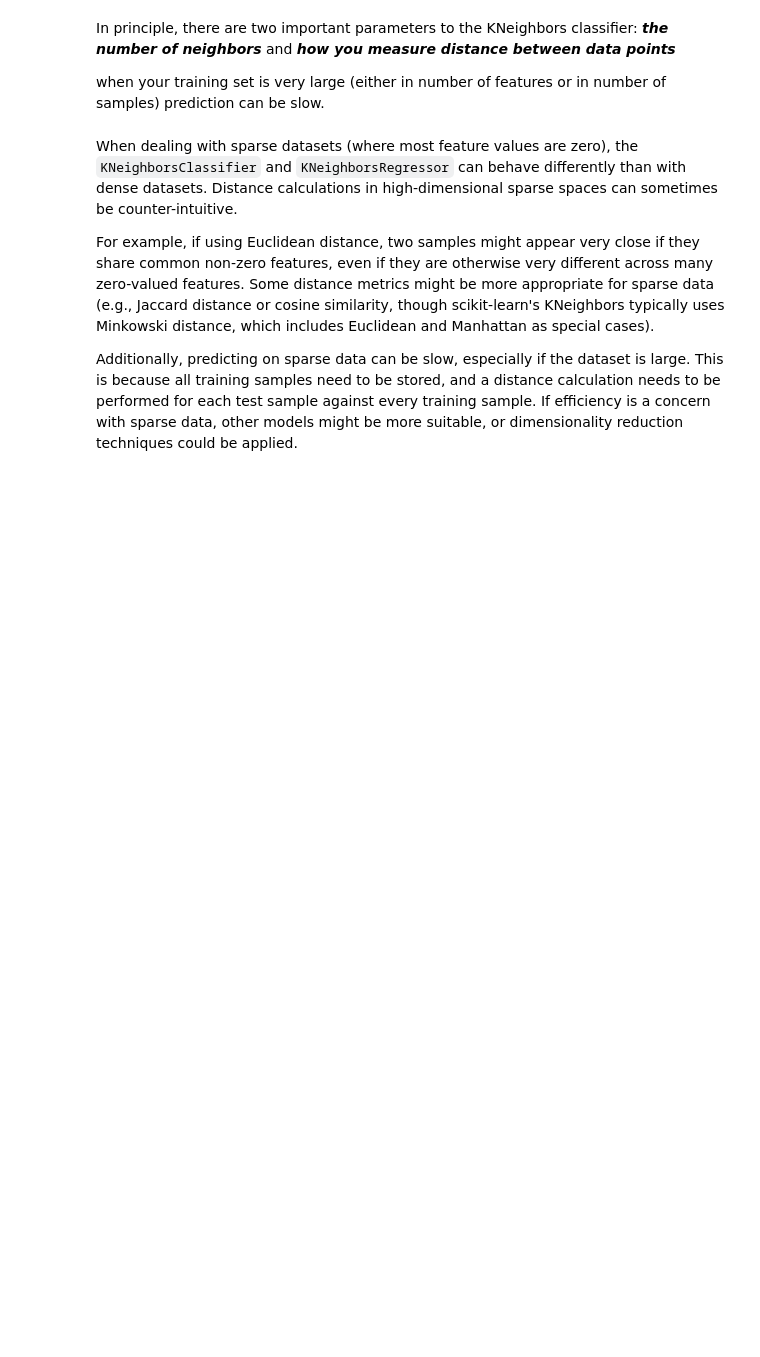
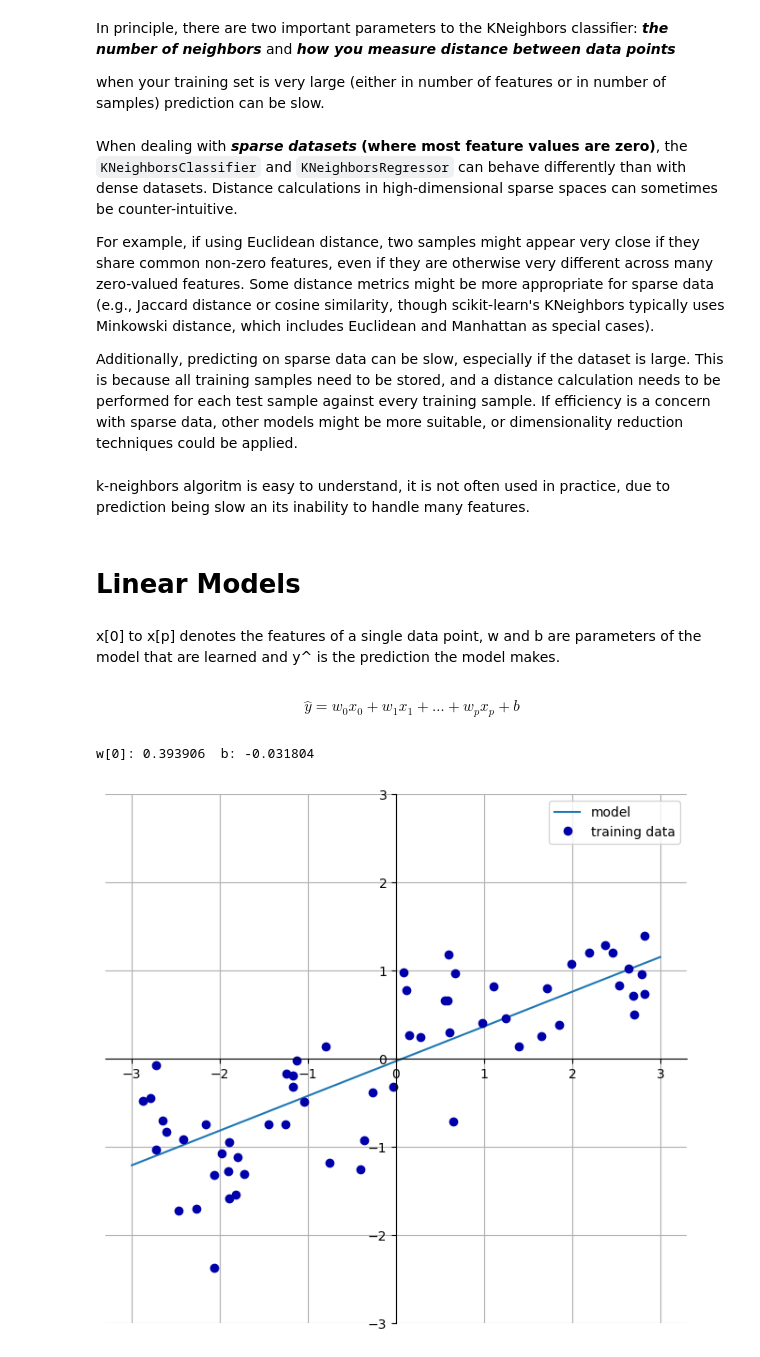
Before and after one commit to mayura-andrew/ml-experiments, a Jupyter notebook: supervised_learning.ipynb, the cells around one changed output. Drawn from its saved outputs; the diff is of its cells as text; code cells hidden in the pictures; blank space fills up the shorter version.

```diff
--- a/supervised_learning.ipynb
+++ b/supervised_learning.ipynb
@@ -188,8 +188,21 @@ In principle, there are two important parameters to the KNeighbors classifier: *
 
 when your training set is very large (either in number of features or in number of samples) prediction can be slow.
 # %% [markdown]
-When dealing with sparse datasets (where most feature values are zero), the `KNeighborsClassifier` and `KNeighborsRegressor` can behave differently than with dense datasets. Distance calculations in high-dimensional sparse spaces can sometimes be counter-intuitive.
+When dealing with ***sparse datasets*** **(where most feature values are zero)**, the `KNeighborsClassifier` and `KNeighborsRegressor` can behave differently than with dense datasets. Distance calculations in high-dimensional sparse spaces can sometimes be counter-intuitive.
 
 For example, if using Euclidean distance, two samples might appear very close if they share common non-zero features, even if they are otherwise very different across many zero-valued features. Some distance metrics might be more appropriate for sparse data (e.g., Jaccard distance or cosine similarity, though scikit-learn's KNeighbors typically uses Minkowski distance, which includes Euclidean and Manhattan as special cases).
 
 Additionally, predicting on sparse data can be slow, especially if the dataset is large. This is because all training samples need to be stored, and a distance calculation needs to be performed for each test sample against every training sample. If efficiency is a concern with sparse data, other models might be more suitable, or dimensionality reduction techniques could be applied.
+# %% [markdown]
+k-neighbors algoritm is easy to understand, it is not often used in practice, due to prediction being slow an its inability to handle many features.
+# %% [markdown]
+# Linear Models
+# %% [markdown]
+x[0] to x[p] denotes the features of a single data point, w and b are parameters of the model that are learned and y^ is the prediction the model makes.
+# %% [markdown]
+$$\hat{y} = w_0 x_0 + w_1 x_1 + \dots + w_p x_p + b$$
+# %%
+mglearn.plots.plot_linear_regression_wave()
+# %% [output]
+w[0]: 0.393906  b: -0.031804
+[figure, added]
```
Also changed, not shown: parts of 23 cells of this notebook.
